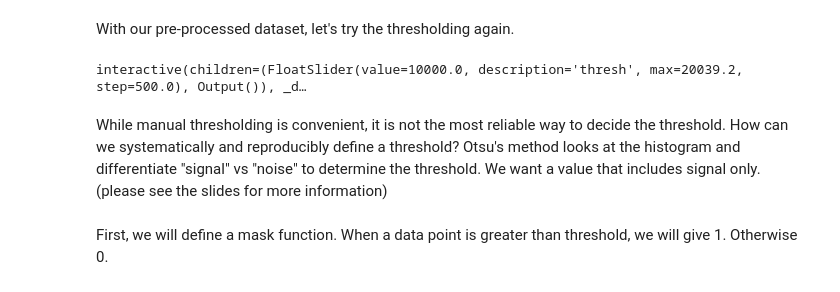
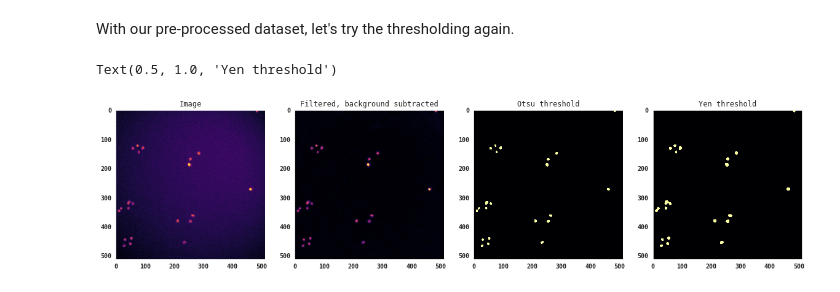
Before and after one commit to DataLucence/StanfordBIOS254-2019, a Jupyter notebook: Code/Lesson2_Preprocessing.ipynb, the cells around one changed output. Saved outputs shown, nothing was run; the diff lists cells and outputs as text; code cells hidden in the pictures.

```diff
--- a/Code/Lesson2_Preprocessing.ipynb
+++ b/Code/Lesson2_Preprocessing.ipynb
@@ -313,27 +278,2 @@ ax[1].imshow(bgs, interpolation = 'none', vmax = max_val_see)
 # %% [markdown]
 With our pre-processed dataset, let's try the thresholding again.
-# %%
-### GIVE IT 30 SECONDS TO RUN
-
-from ipywidgets import interactive
-@interactive
-def show_masks(thresh=(0, bgs.max() * 0.8, 500)): #shwo_masks a function, whey thresh have 3 input
-    fig, ax = plt.subplots(1, 2, figsize=(64, 50))
-
-    mask1 = np.zeros(bgs.shape)
-    mask2 = np.zeros(data2.shape)
-
-    mask1[bgs >=thresh] = 1
-    mask2[data2 >=thresh] = 1
-
-    ax[0].imshow(mask1, vmin=0, vmax=1)
-    ax[1].imshow(mask2, vmin=0, vmax=1)
-show_masks
-
-### GIVE IT 30 SECONDS TO RUN
-# %% [output]
-interactive(children=(FloatSlider(value=10000.0, description='thresh', max=20039.2, step=500.0), Output()), _d…
-# %% [markdown]
-While manual thresholding is convenient, it is not the most reliable way to decide the threshold. How can we systematically and reproducibly define a threshold? Otsu's method looks at the histogram and differentiate "signal" vs "noise" to determine the threshold. We want a value that includes signal only. (please see the slides for more information)
-# %% [markdown]
-First, we will define a mask function. When a data point is greater than threshold, we will give 1. Otherwise 0.
@@ -346,0 +280,22 @@ def mask_im(im, threshold):
+# %%
+thresh_otsu = threshold_otsu(background_subtracted)
+thresh_yen = threshold_yen(background_subtracted)
+
+mask_otsu = get_mask(background_subtracted, thresh_otsu)
+mask_yen = get_mask(background_subtracted, thresh_yen)
+
+fig, ax = plt.subplots(1, 4, figsize=(20, 10))
+ax[0].imshow(data[channel])
+ax[0].set_title('Image')
+
+ax[1].imshow(background_subtracted)
+ax[1].set_title('Filtered, background subtracted')
+
+ax[2].imshow(mask_otsu, vmin=0, vmax=1)
+ax[2].set_title('Otsu threshold')
+
+ax[3].imshow(mask_yen, vmin=0, vmax=1)
+ax[3].set_title('Yen threshold')
+# %% [output]
+Text(0.5, 1.0, 'Yen threshold')
+[figure, added]
```
Also changed, not shown: parts of 20 cells of this notebook.
